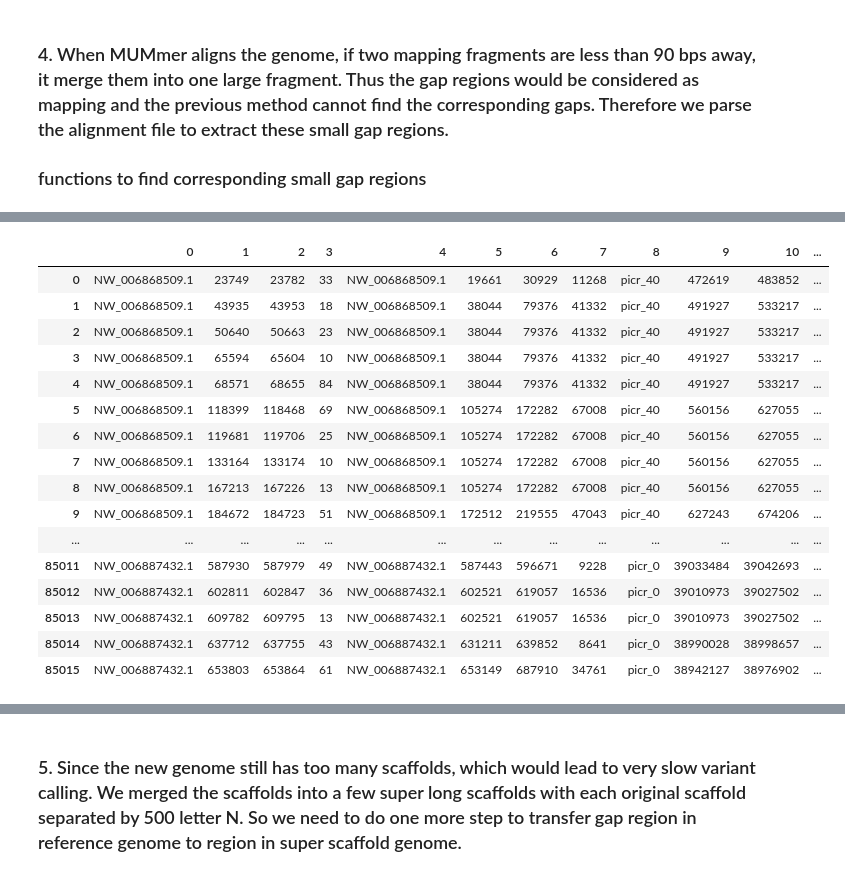
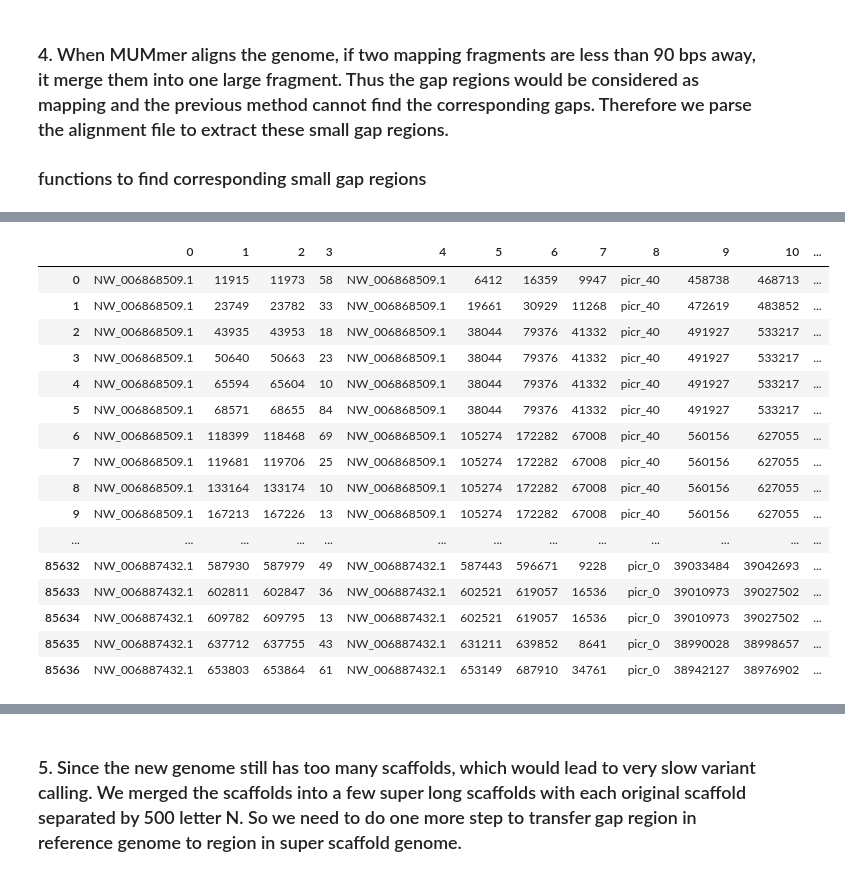
Before and after one commit to LewisLabUCSD/assembly_gaps, a Jupyter notebook: gap_analysis_between_two_assembly.ipynb, the cells around one changed output, grey strips where cells are left out. Drawn from its saved outputs; the diff is of its cells as text; code cells hidden in the pictures.

Commit message:
change the nucmer parameter to improve the mapping

```diff
--- a/gap_analysis_between_two_assembly.ipynb
+++ b/gap_analysis_between_two_assembly.ipynb
@@ -226,9 +187,10 @@ def get_gap_pos_in_ref(row,scaff_mcoord_df):
     scaff_mcoord_df['que_strand'] = scaff_mcoord_df.apply(lambda row: '+' if int(row['q_start']) < int(row['q_end']) else '-',axis=1)
     q_strand = list(set(scaff_mcoord_df['que_strand'].tolist()))
     if len(q_strand)>1:
-        print  scaffold,'misassembly strand orientation inconsistent'
-    pro_log = scaff_mcoord_df.apply(lambda r: abs(min(r['q_start'],r['q_end'])-1-end)<5,axis=1)  # first fragment mapping
-    epi_log = scaff_mcoord_df.apply(lambda r: abs(max(r['q_start'],r['q_end'])-1-start)<5,axis=1)  # second fragment mapping
+        pass
+#         print  scaffold,'misassembly strand orientation inconsistent'
+    pro_log = scaff_mcoord_df.apply(lambda r: abs(min(r['q_start'],r['q_end'])-1-end)<15,axis=1)  # first fragment mapping
+    epi_log = scaff_mcoord_df.apply(lambda r: abs(max(r['q_start'],r['q_end'])-1-start)<15,axis=1)  # second fragment mapping
     if pro_log.tolist().count(True) == 2 or epi_log.tolist().count(True) == 2:
         return ['2']*3 + ['2_pro/epi map twice']
     cri = pro_log | epi_log
@@ -279,14 +241,16 @@ def applyParallel(dfGrouped,func,thread):
 # %% [markdown]
 #### find corresponding gap regions
 # %%
+%%time
 out1coord = nucmer_dir + '/out.1coords'
+qry_N_pos_file = folder + '/01_old_N_pos.txt'
 gap_pos_fn = folder + '/03_gap_pos.txt'
 if not os.path.exists(gap_pos_fn):
     # 1. read mummer coordinate file and hamster gap position file
     out1coord_df = pd.read_csv(out1coord,sep='\t',header=None,names=['r_start','r_end','q_start','q_end',
                                      'r_m_len','q_m_len','m_perc','r_len','q_len','r_perc','q_perc','ref','query'])
-    h_n_df = pd.read_csv(contig_N_pos_file,sep='\t',header=0,names=['chr','start','end','len'])
+    h_n_df = pd.read_csv(qry_N_pos_file,sep='\t',header=0,names=['chr','start','end','len'])
     # 2. get gap position
     gap_df = applyParallel(h_n_df.groupby(['chr']),get_df_gap_pos_in_ref,thread)
-    gap_df['columns'] = ['qry','q_s','q_end','q_len','ref','r_s','r_e','gap_type']
+    gap_df.columns = ['qry','q_s','q_e','q_len','ref','r_s','r_e','gap_type']
     gap_df.to_csv(gap_pos_fn,sep='\t',index=False)
@@ -439,21 +363,24 @@ def wrap_get_ref_gap4_scaffold(qry_ref_df):
 # %%
-# 1. read the file generated by dnadiff which is 1-to-1 coordinates mapping
-out1coord = nucmer_dir + '/out.1coords'
-out1coord_df = pd.read_csv(out1coord,sep='\t',header=None,names=['r_start','r_end','q_start','q_end',
-                                     'r_m_len','q_m_len','m_perc','r_len','q_len','r_perc','q_perc','ref','query'])
+%%time
+gap_pos_fn = folder + '/03_gap_pos.txt'
+short_gap_pos_fn = folder+'/04_short_gap_in_ref.txt'
+if not os.path.exists(short_gap_pos_fn):
+    # 1. read the file generated by dnadiff which is 1-to-1 coordinates mapping
+    out1coord = nucmer_dir + '/out.1coords'
+    out1coord_df = pd.read_csv(out1coord,sep='\t',header=None,names=['r_start','r_end','q_start','q_end',
+                                         'r_m_len','q_m_len','m_perc','r_len','q_len','r_perc','q_perc','ref','query'])
 
-out1coord_df['start'] = out1coord_df.apply(lambda row: min(int(row['q_start']),int(row['q_end']))-1,axis=1)
-out1coord_df['end'] = out1coord_df.apply(lambda row: max(int(row['q_start']),int(row['q_end'])),axis=1)
-# 2. get overlap between out.1coords and the gap region in 03_gap_pos.txt
-bed_cord = BedTool.from_dataframe(out1coord_df[['query','start','end','q_m_len','ref','r_start','r_end','r_m_len']])
-gap_03_df = pd.read_csv(gap_pos_fn,sep='\t',header=0)
-gap_03_df = gap_03_df[gap_03_df['q_len'].values <= 90]
-print gap_03_df.shape
-gap_03_df = gap_03_df[gap_03_df['ref'].isin(['0','1','2','3'])]
-print gap_03_df.shape
-bed_gap = BedTool.from_dataframe(gap_03_df[['qry','q_s','q_e','q_len']])
-inter = bed_gap.intersect(bed_cord,f=1,wo=True)
-qry_ref_gap_df = inter.to_dataframe()
-print 'column 0-2 are short gap regions in old genome, 4-6, 8-10 are mappings between old and new genome, 3,7,11 are length, 12 is overlap length between 0-2 and 4-6'
-display(qry_ref_gap_df)
+    out1coord_df['start'] = out1coord_df.apply(lambda row: min(int(row['q_start']),int(row['q_end']))-1,axis=1)
+    out1coord_df['end'] = out1coord_df.apply(lambda row: max(int(row['q_start']),int(row['q_end'])),axis=1)
+    # 2. get overlap between out.1coords and the gap region in 03_gap_pos.txt
+    bed_cord = BedTool.from_dataframe(out1coord_df[['query','start','end','q_m_len','ref','r_start','r_end','r_m_len']])
+    gap_03_df = pd.read_csv(gap_pos_fn,sep='\t',header=0)
+    gap_03_df = gap_03_df[gap_03_df['q_len'].values <= 90]  # get gaps shorter than 90 bps
+    gap_03_df = gap_03_df[gap_03_df['ref'].isin(['0','1','2','3'])] # get mapped gaps
+    print 'mappable short gap number is',gap_03_df.shape[0]
+    bed_gap = BedTool.from_dataframe(gap_03_df[['qry','q_s','q_e','q_len']])
+    inter = bed_gap.intersect(bed_cord,f=1,wo=True)
+    qry_ref_gap_df = inter.to_dataframe()
+    print 'column 0-2 are short gap regions in old genome, 4-6, 8-10 are mappings between old and new genome, 3,7,11 are length, 12 is overlap length between 0-2 and 4-6'
+    display(qry_ref_gap_df)
 # %% [output]
@@ -462,18 +388,18 @@ display(qry_ref_gap_df)
 column 0-2 are short gap regions in old genome, 4-6, 8-10 are mappings between old and new genome, 3,7,11 are length, 12 is overlap length between 0-2 and 4-6
 |  | 0 | 1 | 2 | 3 | 4 | 5 | 6 | 7 | 8 | 9 | 10 | ... |
-| 0 | NW_006868509.1 | 23749 | 23782 | 33 | NW_006868509.1 | 19661 | 30929 | 11268 | picr_40 | 472619 | 483852 | ... |
-| 1 | NW_006868509.1 | 43935 | 43953 | 18 | NW_006868509.1 | 38044 | 79376 | 41332 | picr_40 | 491927 | 533217 | ... |
-| 2 | NW_006868509.1 | 50640 | 50663 | 23 | NW_006868509.1 | 38044 | 79376 | 41332 | picr_40 | 491927 | 533217 | ... |
-| 3 | NW_006868509.1 | 65594 | 65604 | 10 | NW_006868509.1 | 38044 | 79376 | 41332 | picr_40 | 491927 | 533217 | ... |
-| 4 | NW_006868509.1 | 68571 | 68655 | 84 | NW_006868509.1 | 38044 | 79376 | 41332 | picr_40 | 491927 | 533217 | ... |
-| 5 | NW_006868509.1 | 118399 | 118468 | 69 | NW_006868509.1 | 105274 | 172282 | 67008 | picr_40 | 560156 | 627055 | ... |
-| 6 | NW_006868509.1 | 119681 | 119706 | 25 | NW_006868509.1 | 105274 | 172282 | 67008 | picr_40 | 560156 | 627055 | ... |
-| 7 | NW_006868509.1 | 133164 | 133174 | 10 | NW_006868509.1 | 105274 | 172282 | 67008 | picr_40 | 560156 | 627055 | ... |
-| 8 | NW_006868509.1 | 167213 | 167226 | 13 | NW_006868509.1 | 105274 | 172282 | 67008 | picr_40 | 560156 | 627055 | ... |
-| 9 | NW_006868509.1 | 184672 | 184723 | 51 | NW_006868509.1 | 172512 | 219555 | 47043 | picr_40 | 627243 | 674206 | ... |
+| 0 | NW_006868509.1 | 11915 | 11973 | 58 | NW_006868509.1 | 6412 | 16359 | 9947 | picr_40 | 458738 | 468713 | ... |
+| 1 | NW_006868509.1 | 23749 | 23782 | 33 | NW_006868509.1 | 19661 | 30929 | 11268 | picr_40 | 472619 | 483852 | ... |
+| 2 | NW_006868509.1 | 43935 | 43953 | 18 | NW_006868509.1 | 38044 | 79376 | 41332 | picr_40 | 491927 | 533217 | ... |
+| 3 | NW_006868509.1 | 50640 | 50663 | 23 | NW_006868509.1 | 38044 | 79376 | 41332 | picr_40 | 491927 | 533217 | ... |
+| 4 | NW_006868509.1 | 65594 | 65604 | 10 | NW_006868509.1 | 38044 | 79376 | 41332 | picr_40 | 491927 | 533217 | ... |
+| 5 | NW_006868509.1 | 68571 | 68655 | 84 | NW_006868509.1 | 38044 | 79376 | 41332 | picr_40 | 491927 | 533217 | ... |
+| 6 | NW_006868509.1 | 118399 | 118468 | 69 | NW_006868509.1 | 105274 | 172282 | 67008 | picr_40 | 560156 | 627055 | ... |
+| 7 | NW_006868509.1 | 119681 | 119706 | 25 | NW_006868509.1 | 105274 | 172282 | 67008 | picr_40 | 560156 | 627055 | ... |
+| 8 | NW_006868509.1 | 133164 | 133174 | 10 | NW_006868509.1 | 105274 | 172282 | 67008 | picr_40 | 560156 | 627055 | ... |
+| 9 | NW_006868509.1 | 167213 | 167226 | 13 | NW_006868509.1 | 105274 | 172282 | 67008 | picr_40 | 560156 | 627055 | ... |
 | ... | ... | ... | ... | ... | ... | ... | ... | ... | ... | ... | ... | ... |
-| 85011 | NW_006887432.1 | 587930 | 587979 | 49 | NW_006887432.1 | 587443 | 596671 | 9228 | picr_0 | 39033484 | 39042693 | ... |
-| 85012 | NW_006887432.1 | 602811 | 602847 | 36 | NW_006887432.1 | 602521 | 619057 | 16536 | picr_0 | 39010973 | 39027502 | ... |
-| 85013 | NW_006887432.1 | 609782 | 609795 | 13 | NW_006887432.1 | 602521 | 619057 | 16536 | picr_0 | 39010973 | 39027502 | ... |
-| 85014 | NW_006887432.1 | 637712 | 637755 | 43 | NW_006887432.1 | 631211 | 639852 | 8641 | picr_0 | 38990028 | 38998657 | ... |
-| 85015 | NW_006887432.1 | 653803 | 653864 | 61 | NW_006887432.1 | 653149 | 687910 | 34761 | picr_0 | 38942127 | 38976902 | ... |
+| 85632 | NW_006887432.1 | 587930 | 587979 | 49 | NW_006887432.1 | 587443 | 596671 | 9228 | picr_0 | 39033484 | 39042693 | ... |
+| 85633 | NW_006887432.1 | 602811 | 602847 | 36 | NW_006887432.1 | 602521 | 619057 | 16536 | picr_0 | 39010973 | 39027502 | ... |
+| 85634 | NW_006887432.1 | 609782 | 609795 | 13 | NW_006887432.1 | 602521 | 619057 | 16536 | picr_0 | 39010973 | 39027502 | ... |
+| 85635 | NW_006887432.1 | 637712 | 637755 | 43 | NW_006887432.1 | 631211 | 639852 | 8641 | picr_0 | 38990028 | 38998657 | ... |
+| 85636 | NW_006887432.1 | 653803 | 653864 | 61 | NW_006887432.1 | 653149 | 687910 | 34761 | picr_0 | 38942127 | 38976902 | ... |
```
Also changed, not shown: parts of 30 cells of this notebook.
